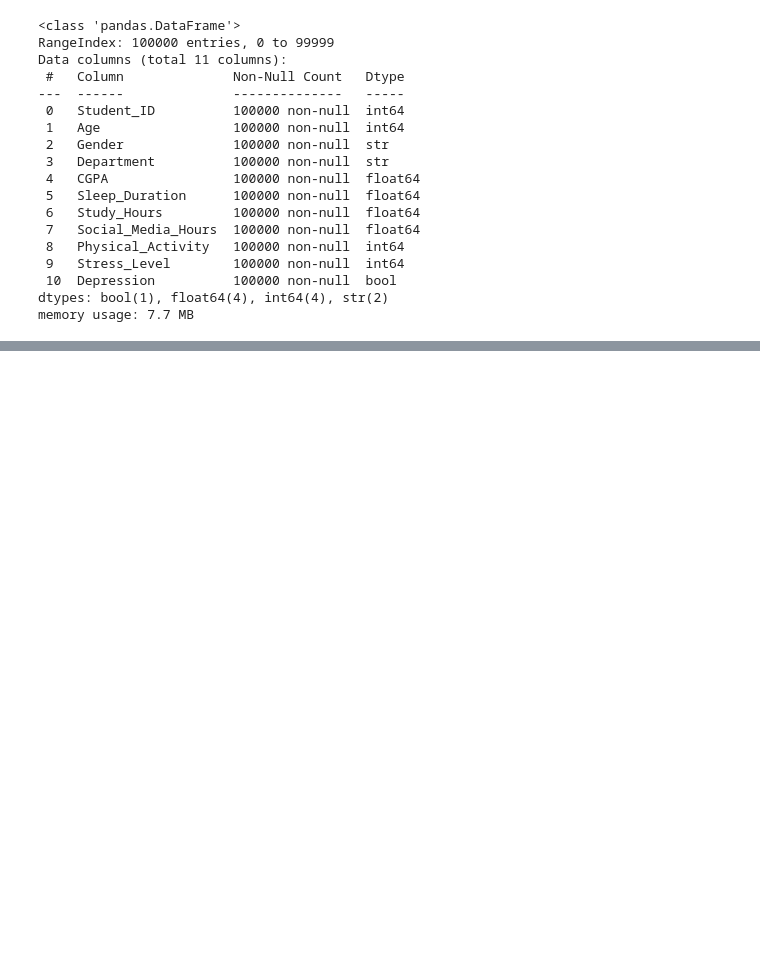
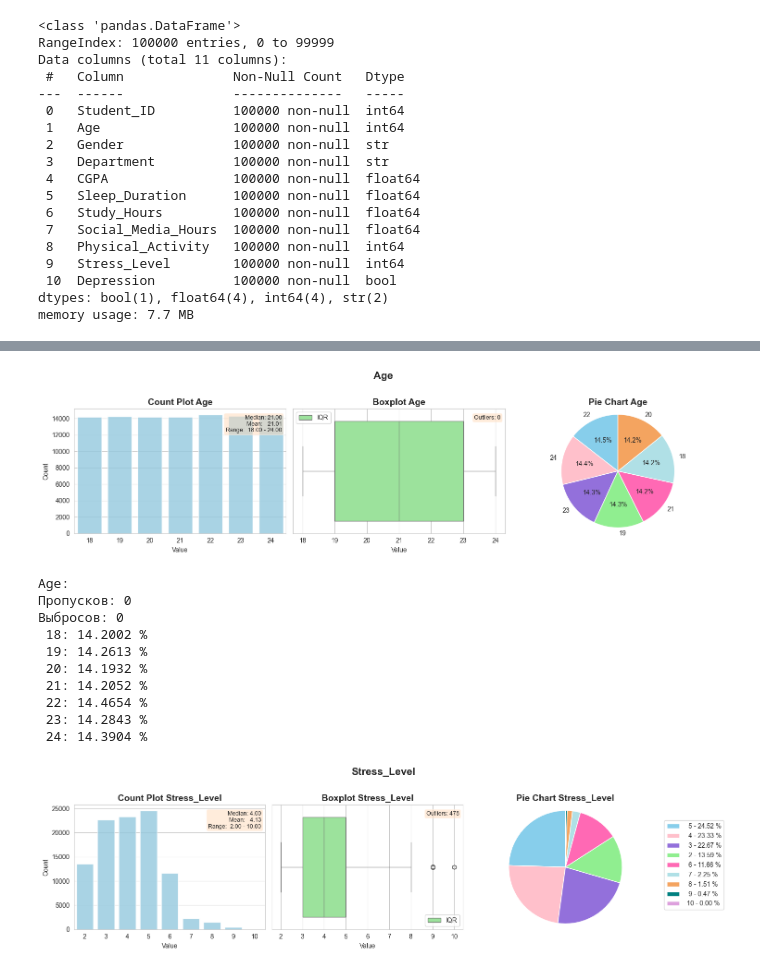
Before and after one commit to miniMlena/MAI_ML_lab1, a Jupyter notebook: task.ipynb, the cells around one changed output, grey strips where cells are left out. Saved outputs shown, nothing was run; the diff lists cells and outputs as text; code cells hidden in the pictures; blank space fills up the shorter version.

```diff
--- a/task.ipynb
+++ b/task.ipynb
@@ -152,0 +192,80 @@ numeric_cols = df.select_dtypes()
+# %%
+for col in ('Age', 'Stress_Level'):
+    fig, axes = plt.subplots(1, 3, figsize=(15, 4))
+    sns.set_style("whitegrid")
+
+    # count plot
+    sns.countplot(data=df, x=col, ax=axes[0], color='skyblue', alpha=0.8)
+    axes[0].set_title(f'Count Plot {col}', fontsize=14, fontweight='bold')
+    axes[0].set_xlabel('Value')
+    axes[0].set_ylabel('Count')
+
+    # Boxplot (ящик с усами)
+    sns.boxplot(data=df, x=col, ax=axes[1], color='lightgreen')
+    axes[1].set_title(f'Boxplot {col}', fontsize=14, fontweight='bold')
+    axes[1].set_xlabel('Value')
+    axes[1].legend(['IQR', 'Медиана', 'Выбросы'], loc='best')
+
+    # метрики для гистограммы
+    stats_text_hist = (f"Median: {df[col].median():.2f}\n"
+                       f"Mean:   {df[col].mean():.2f}\n"
+                       f"Range:  {df[col].min():.2f} - {df[col].max():.2f}")
+
+    axes[0].text(0.98, 0.95, stats_text_hist, transform=axes[0].transAxes,fontsize=9,
+                 verticalalignment='top', horizontalalignment='right',
+                 bbox=dict(boxstyle='round', facecolor='peachpuff', alpha=0.5))
+
+    # считаем выбросы
+    col_data = df[col].dropna()
+
+    Q1 = col_data.quantile(0.25)
+    Q3 = col_data.quantile(0.75)
+    IQR = Q3 - Q1
+
+    lower_bound = Q1 - 1.5 * IQR
+    upper_bound = Q3 + 1.5 * IQR
+
+    outliers = ((col_data < lower_bound) | (col_data > upper_bound)).sum()
+    missing = df[col].isnull().sum()
+
+    # метрика
+    stats_text_bxp = (f"Outliers: {outliers}")
+
+    axes[1].text(0.98, 0.95, stats_text_bxp, transform=axes[1].transAxes,
+                 fontsize=9, verticalalignment='top', horizontalalignment='right',
+                 bbox=dict(boxstyle='round', facecolor='peachpuff', alpha=0.5))
+
+    # pie chart
+    counted_data = df[col].value_counts()
+    autopct = '%1.1f%%' if len(counted_data) <= 7 else None
+    labels = counted_data.index if len(counted_data) <= 7 else None
+    colors = ['skyblue', 'pink', 'mediumpurple', 'lightgreen', 'hotpink', 'powderblue', 'sandybrown', 'teal', 'plum']
+    axes[2].pie(counted_data.values, labels=labels,
+    colors=colors, autopct=autopct, startangle=90)
+    axes[2].axis('equal')
+    legend_data = [f'{name:3} - {(amount / counted_data.values.sum() * 100):1.2f} %' for name, amount in zip(counted_data.index, counted_data.values)]
+    if not autopct:
+        plt.legend(legend_data, bbox_to_anchor=(1, 0.9) , loc='best')
+    axes[2].set_title(f'Pie Chart {col}', fontsize=14, fontweight='bold')
+
+    plt.suptitle(col, fontsize=16, fontweight='bold', y=1.02)
+    plt.tight_layout()
+    plt.show()
+
+    print(f"{col}:")
+    print(f"Пропусков: {missing}")
+    print(f"Выбросов: {outliers}")
+    print(*sorted([f'{name:3}: {(amount / counted_data.values.sum() * 100):2.4f} %' for name, amount in zip(counted_data.index, counted_data.values)]), sep='\n')
+# %% [output]
+[figure, added]
+Age:
+Пропусков: 0
+Выбросов: 0
+ 18: 14.2002 %
+ 19: 14.2613 %
+ 20: 14.1932 %
+ 21: 14.2052 %
+ 22: 14.4654 %
+ 23: 14.2843 %
+ 24: 14.3904 %
+[figure, added]
```
Also changed, not shown: parts of 22 cells of this notebook.
